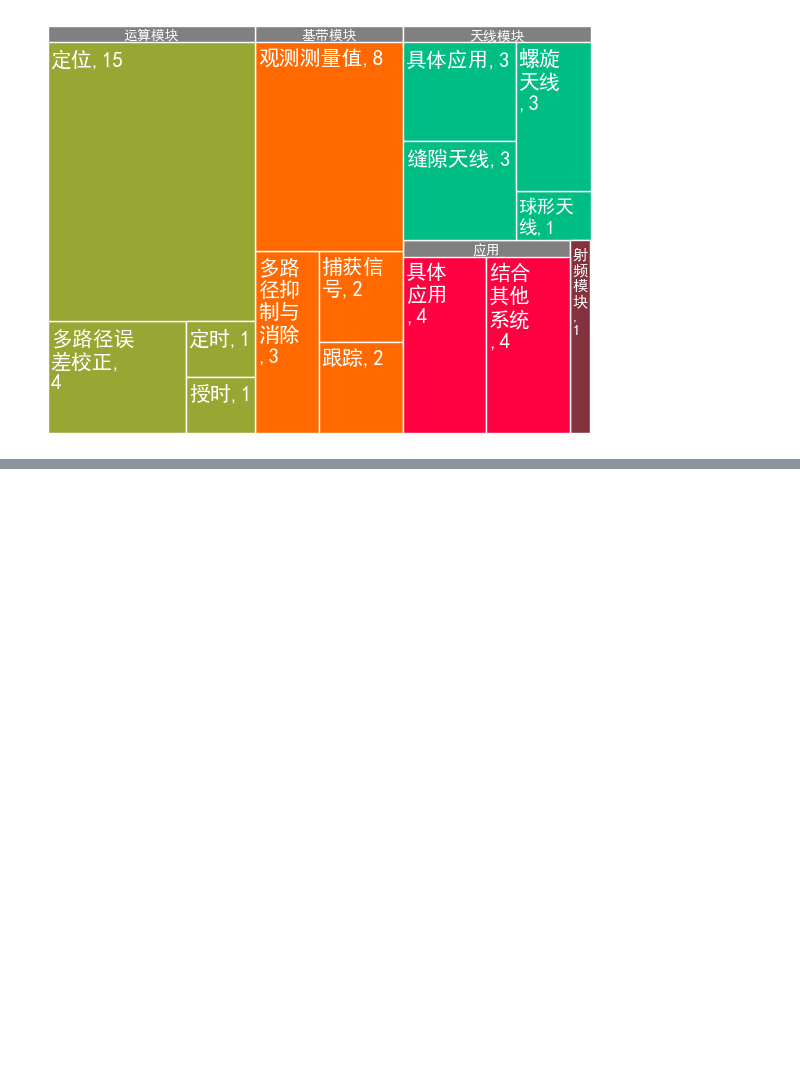
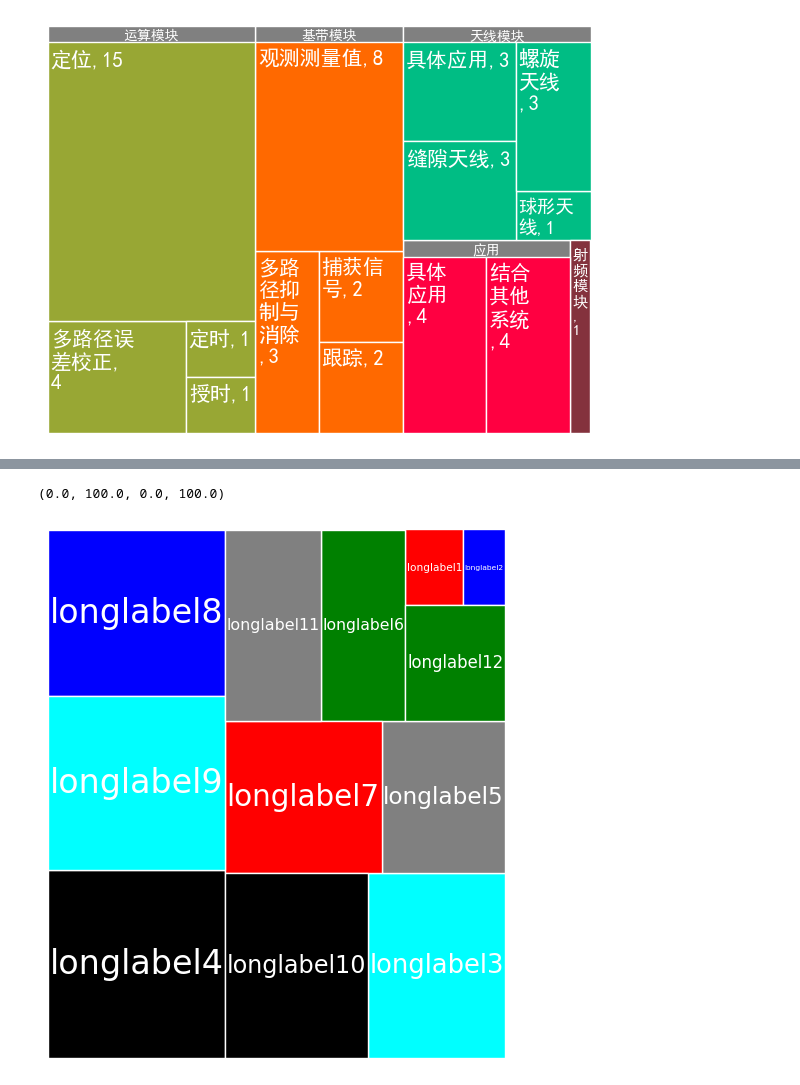
Before and after one commit to chenyulue/matplotlib-extra, a Jupyter notebook: examples/example.ipynb, the cells around one changed output, grey strips where cells are left out. Cells and saved outputs as stored; diff of their text form; code cells hidden in the pictures; blank space fills up the shorter version.

```diff
--- a/examples/example.ipynb
+++ b/examples/example.ipynb
@@ -194,0 +211,17 @@ trc.texts['一级'][2].set_text('')
+# %%
+labels=["longlabel1","longlabel2","longlabel3","longlabel4","longlabel5",
+        "longlabel6","longlabel7","longlabel8","longlabel9","longlabel10",
+        "longlabel11","longlabel12",]
+sizes=[1.8,1.3,10.5,13.8,7.8,6.7,9.9,12.2,12.7,10.9,7.6,4.8]
+
+fig, ax = plt.subplots(figsize=(7,7), dpi=100, subplot_kw=dict(aspect=1.156))
+
+tr.treemap(ax, sizes, labels=labels,
+           fill=labels, cmap=['red','blue','cyan','black','gray','green'],
+           rectprops=dict(ec='w'),
+           textprops=dict(c='w'))
+
+ax.axis('off')
+# %% [output]
+(0.0, 100.0, 0.0, 100.0)
+[figure, added]
```
Also changed, not shown: parts of 1 cell of this notebook.
